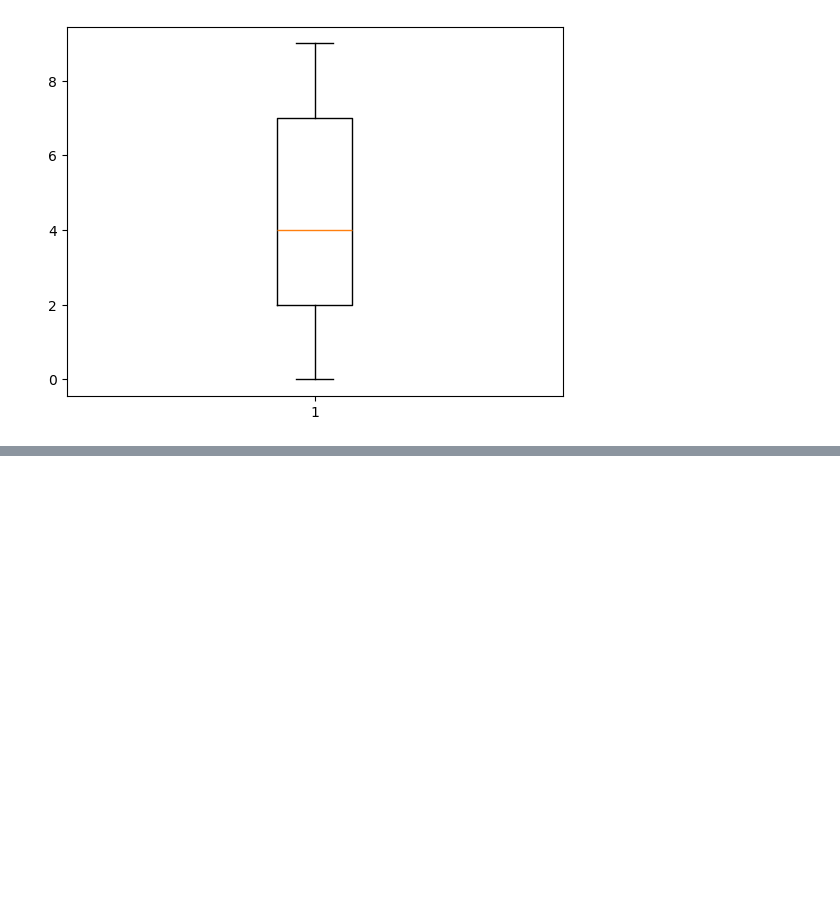
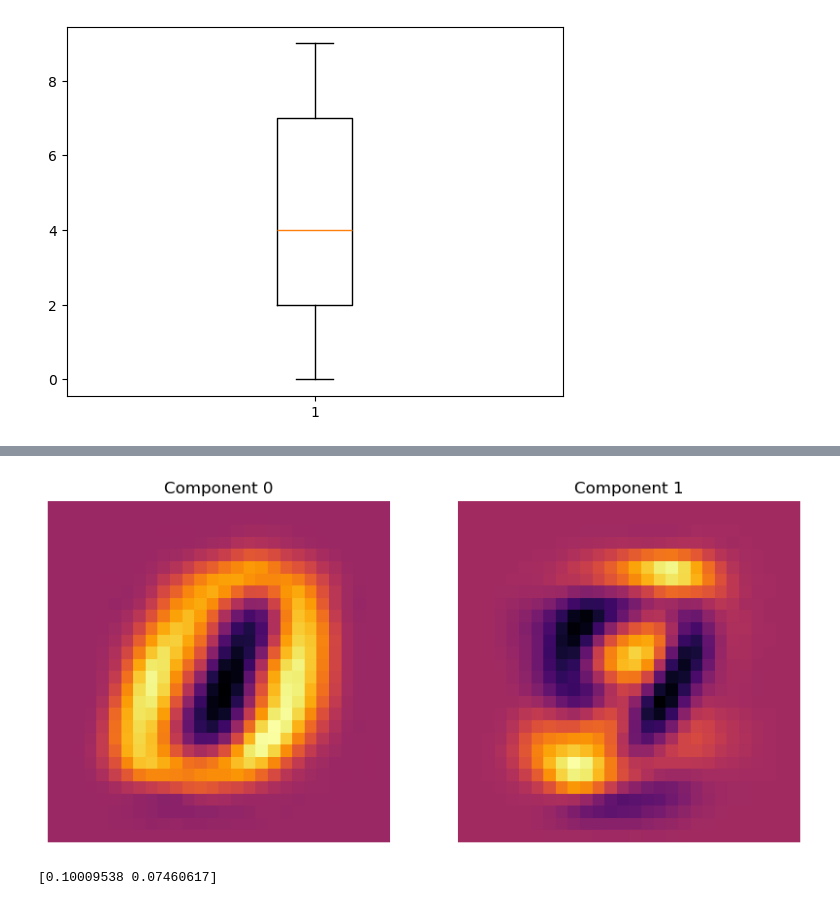
Before and after one commit to F-Fer/HOML-3_Exercises, a Jupyter notebook: MySolutions/Chapter-3/Chapter-3.ipynb, the cells around one changed output, grey strips where cells are left out. Saved outputs shown, nothing was run; the diff lists cells and outputs as text; code cells hidden in the pictures; blank space fills up the shorter version.

```diff
--- a/MySolutions/Chapter-3/Chapter-3.ipynb
+++ b/MySolutions/Chapter-3/Chapter-3.ipynb
@@ -151,0 +217,16 @@ plt.show()
+# %%
+plt.figure(figsize=(10, 20))
+for i in range(2):
+    min = np.min(pca.components_[i])
+    max = np.max(pca.components_[i])
+    plt.subplot(1, 2, i+1)
+    plt.imshow(principal_components[i].reshape(28, 28), cmap="inferno", vmax=max, vmin=min)
+    plt.title(f"Component {i}")
+    plt.axis("off")
+plt.show()
+# %% [output]
+[figure, added]
+# %%
+print(pca.explained_variance_ratio_)
+# %% [output]
+[0.10009538 0.07460617]
```
Also changed, not shown: parts of 14 cells of this notebook.
